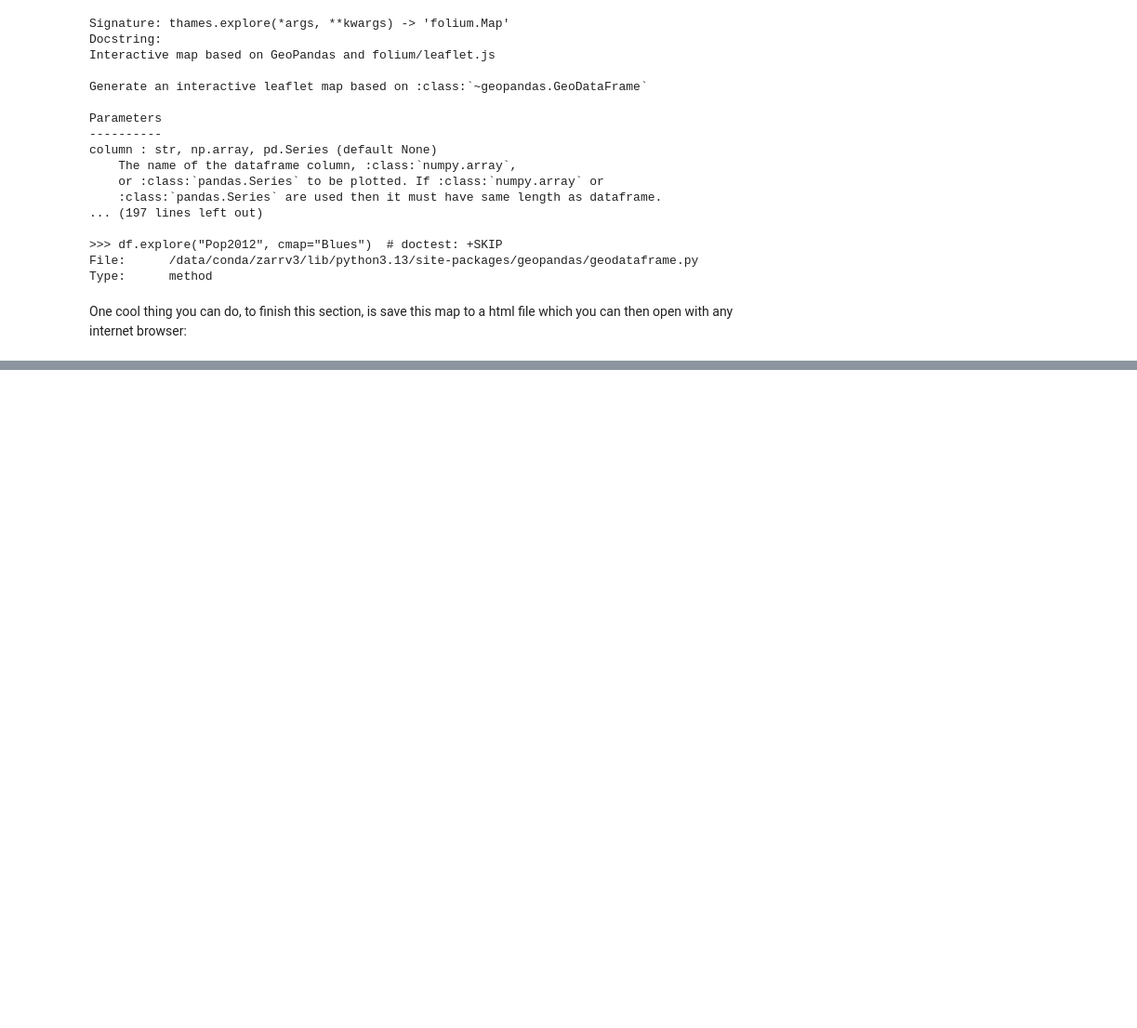
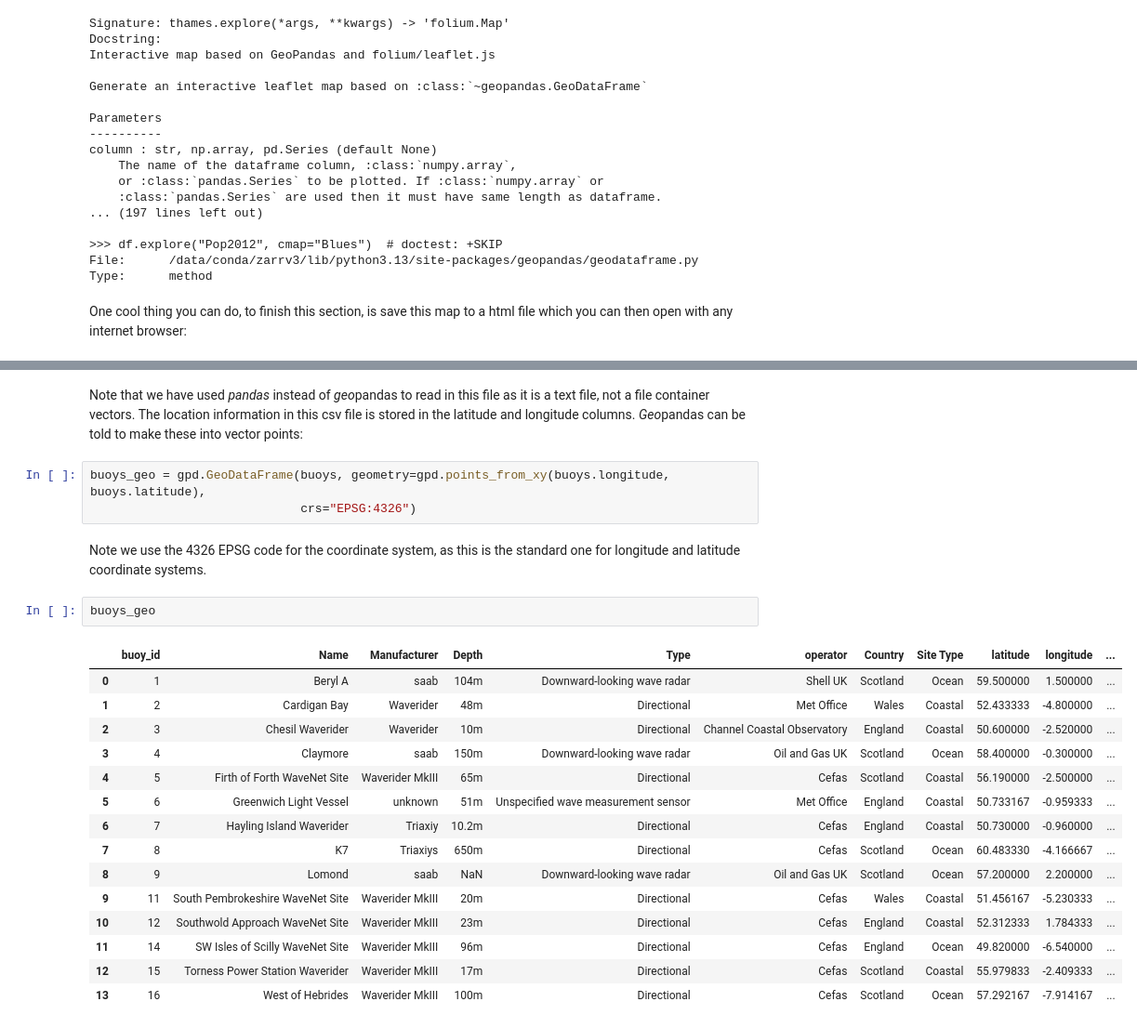
Before and after one commit to NERC-CEH/dri_gridded_data, a Jupyter notebook: notebooks/Examples_2.ipynb, the cells around one changed output, grey strips where cells are left out. Shown at 93% size. Cells and saved outputs as stored; diff of their text form; blank space fills up the shorter version.

```diff
--- a/notebooks/Examples_2.ipynb
+++ b/notebooks/Examples_2.ipynb
@@ -343,0 +386,25 @@ thamescatmap.save('thames_cat_map.html')
+# %% [markdown]
+Note that we have used *pandas* instead of *geo*pandas to read in this file as it is a text file, not a file container vectors. The location information in this csv file is stored in the latitude and longitude columns. *Geo*pandas can be told to make these into vector points:
+# %%
+buoys_geo = gpd.GeoDataFrame(buoys, geometry=gpd.points_from_xy(buoys.longitude, buoys.latitude),
+                             crs="EPSG:4326")
+# %% [markdown]
+Note we use the 4326 EPSG code for the coordinate system, as this is the standard one for longitude and latitude coordinate systems.
+# %%
+buoys_geo
+# %% [output]
+|  | buoy_id | Name | Manufacturer | Depth | Type | operator | Country | Site Type | latitude | longitude | ... |
+| 0 | 1 | Beryl A | saab | 104m | Downward-looking wave radar | Shell UK | Scotland | Ocean | 59.500000 | 1.500000 | ... |
+| 1 | 2 | Cardigan Bay | Waverider | 48m | Directional | Met Office | Wales | Coastal | 52.433333 | -4.800000 | ... |
+| 2 | 3 | Chesil Waverider | Waverider | 10m | Directional | Channel Coastal Observatory | England | Coastal | 50.600000 | -2.520000 | ... |
+| 3 | 4 | Claymore | saab | 150m | Downward-looking wave radar | Oil and Gas UK | Scotland | Ocean | 58.400000 | -0.300000 | ... |
+| 4 | 5 | Firth of Forth WaveNet Site | Waverider MkIII | 65m | Directional | Cefas | Scotland | Coastal | 56.190000 | -2.500000 | ... |
+| 5 | 6 | Greenwich Light Vessel | unknown | 51m | Unspecified wave measurement sensor | Met Office | England | Coastal | 50.733167 | -0.959333 | ... |
+| 6 | 7 | Hayling Island Waverider | Triaxiy | 10.2m | Directional | Cefas | England | Coastal | 50.730000 | -0.960000 | ... |
+| 7 | 8 | K7 | Triaxiys | 650m | Directional | Cefas | Scotland | Ocean | 60.483330 | -4.166667 | ... |
+| 8 | 9 | Lomond | saab | NaN | Downward-looking wave radar | Oil and Gas UK | Scotland | Ocean | 57.200000 | 2.200000 | ... |
+| 9 | 11 | South Pembrokeshire WaveNet Site | Waverider MkIII | 20m | Directional | Cefas | Wales | Coastal | 51.456167 | -5.230333 | ... |
+| 10 | 12 | Southwold Approach WaveNet Site | Waverider MkIII | 23m | Directional | Cefas | England | Coastal | 52.312333 | 1.784333 | ... |
+| 11 | 14 | SW Isles of Scilly WaveNet Site | Waverider MkIII | 96m | Directional | Cefas | England | Ocean | 49.820000 | -6.540000 | ... |
+| 12 | 15 | Torness Power Station Waverider | Waverider MkIII | 17m | Directional | Cefas | Scotland | Coastal | 55.979833 | -2.409333 | ... |
+| 13 | 16 | West of Hebrides | Waverider MkIII | 100m | Directional | Cefas | Scotland | Ocean | 57.292167 | -7.914167 | ... |
```
Also changed, not shown: parts of 17 cells of this notebook, 1 other file.
